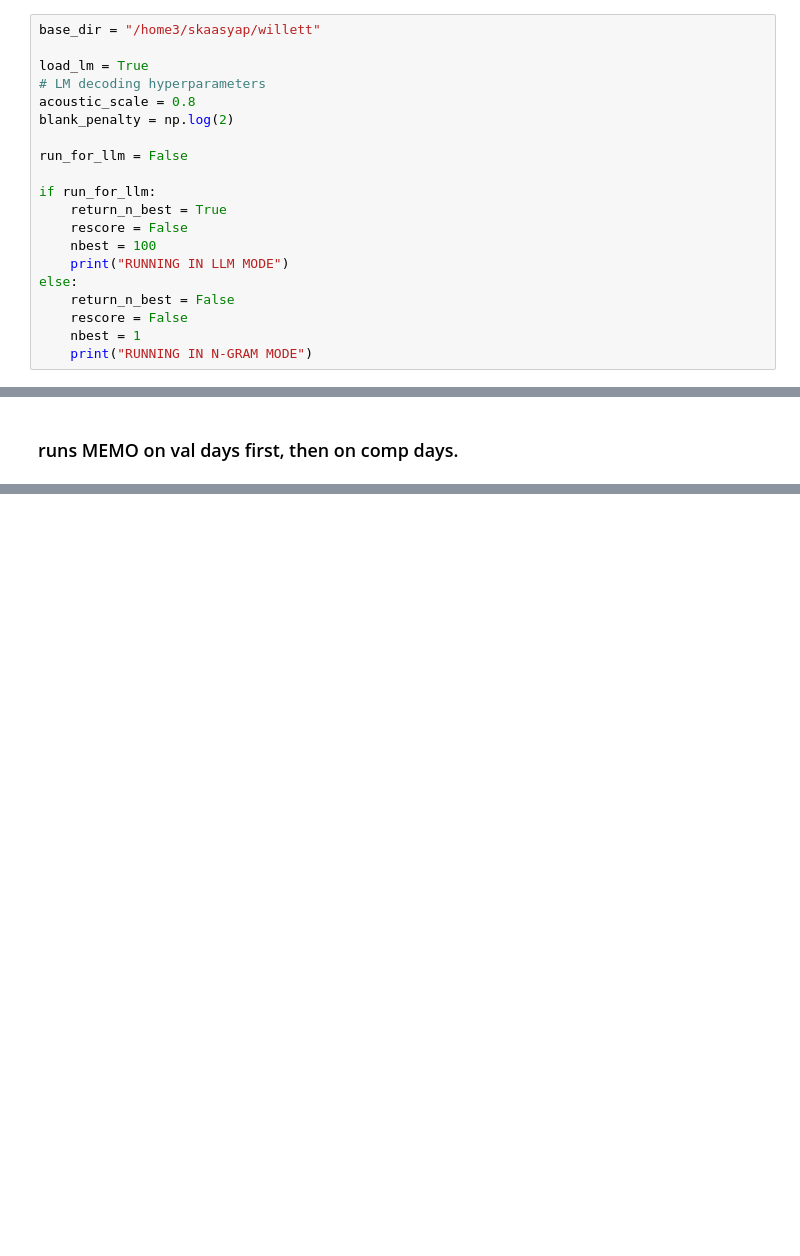
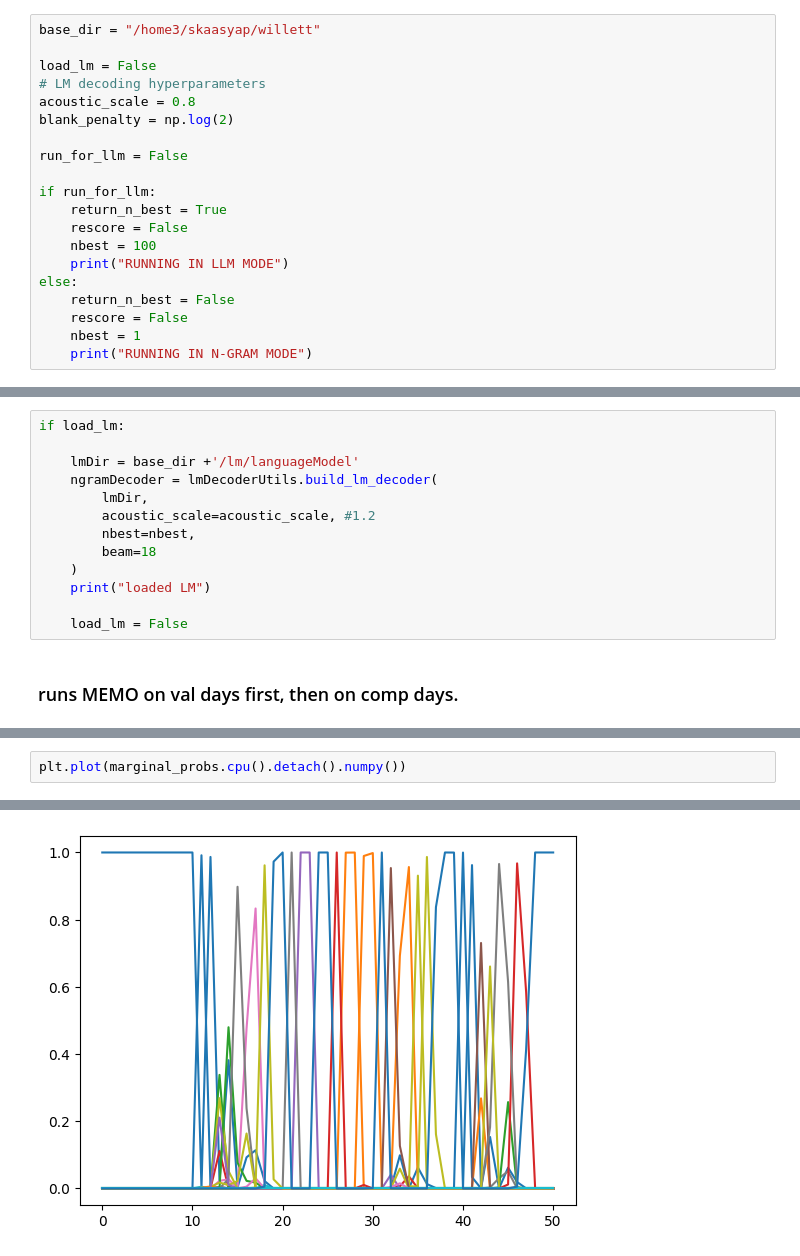
Before and after one commit to ebrahimfeghhi/transformers_with_dietcorp, a Jupyter notebook: src/neural_decoder/n_gram_lm_cort.ipynb, the cells around one changed output, grey strips where cells are left out. Drawn from its saved outputs; the diff is of its cells as text; blank space fills up the shorter version.

```diff
--- a/src/neural_decoder/n_gram_lm_cort.ipynb
+++ b/src/neural_decoder/n_gram_lm_cort.ipynb
@@ -40,7 +41,7 @@ def convert_sentence(s):
 # %%
 base_dir = "/home3/skaasyap/willett"
 
-load_lm = True
+load_lm = False
 # LM decoding hyperparameters
 acoustic_scale = 0.8
 blank_penalty = np.log(2)
@@ -60,3 +63,16 @@ else:
+# %%
+if load_lm:
+
+    lmDir = base_dir +'/lm/languageModel'
+    ngramDecoder = lmDecoderUtils.build_lm_decoder(
+        lmDir,
+        acoustic_scale=acoustic_scale, #1.2
+        nbest=nbest,
+        beam=18
+    )
+    print("loaded LM")
+
+    load_lm = False
 # %% [markdown]
 ### runs MEMO on val days first, then on comp days.
 # %%
@@ -520,0 +536,3 @@ for seed in seeds_list:
+# %%
+plt.plot(marginal_probs.cpu().detach().numpy())
+# %% [output]
@@ -520,0 +556 @@ for seed in seeds_list:
+[figure, added]
```
Also changed, not shown: parts of 7 cells of this notebook, 5 other files.
